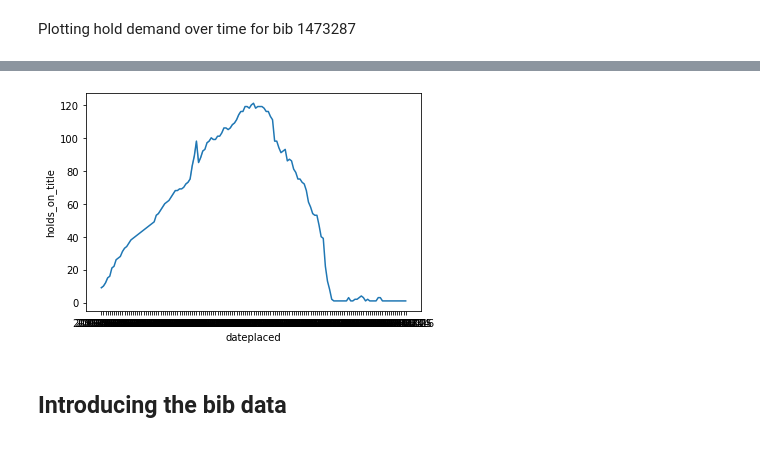
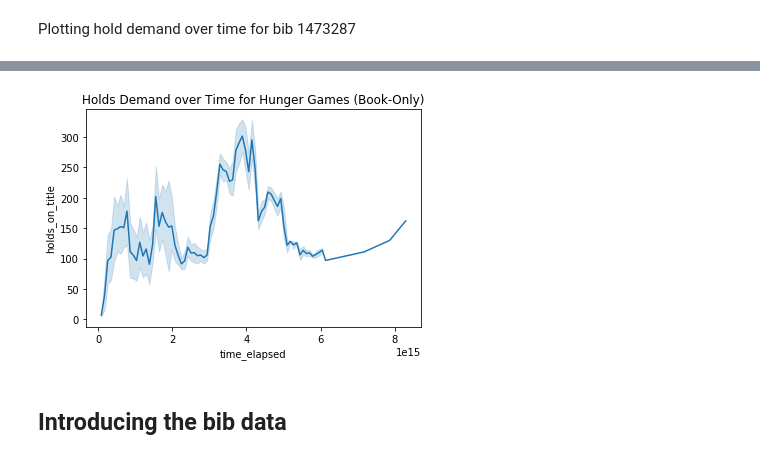
Before and after one commit to hannah-rauh/SI485, a Jupyter notebook: AADL.ipynb, the cells around one changed output, grey strips where cells are left out. Drawn from its saved outputs; the diff is of its cells as text; code cells hidden in the pictures.

Commit message:
more plots

```diff
--- a/AADL.ipynb
+++ b/AADL.ipynb
@@ -355,3 +357,5 @@ Plotting hold demand over time for bib 1473287
 # %%
 import seaborn as sns
 import matplotlib as plt
+# %%
+df_hunger_games=df_only_holds_fulfilled[df_only_holds_fulfilled['bib']==1319099]
@@ -358,7 +371,8 @@ import matplotlib as plt
 # %%
-ax = sns.lineplot(x="dateplaced", y="holds_on_title", data=df_1473287);
+ax = sns.lineplot(x="time_elapsed", y="holds_on_title", data=df_hunger_games);
+ax.set_title('Holds Demand over Time for Hunger Games (Book-Only)');
 # %% [output]
-[figure, old version]
+[figure, new version]
 # %% [markdown]
 ## Introducing the bib data
 # %%
```
Also changed, not shown: parts of 27 cells of this notebook.
